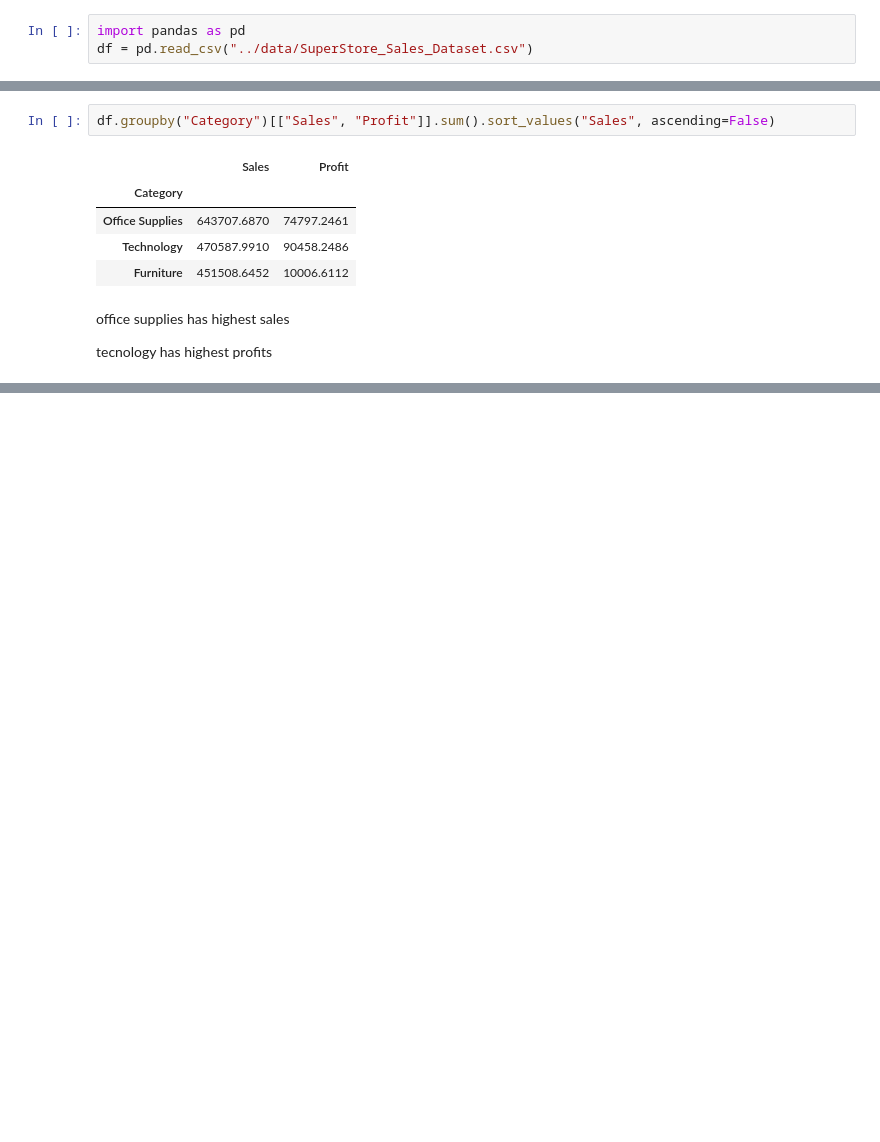
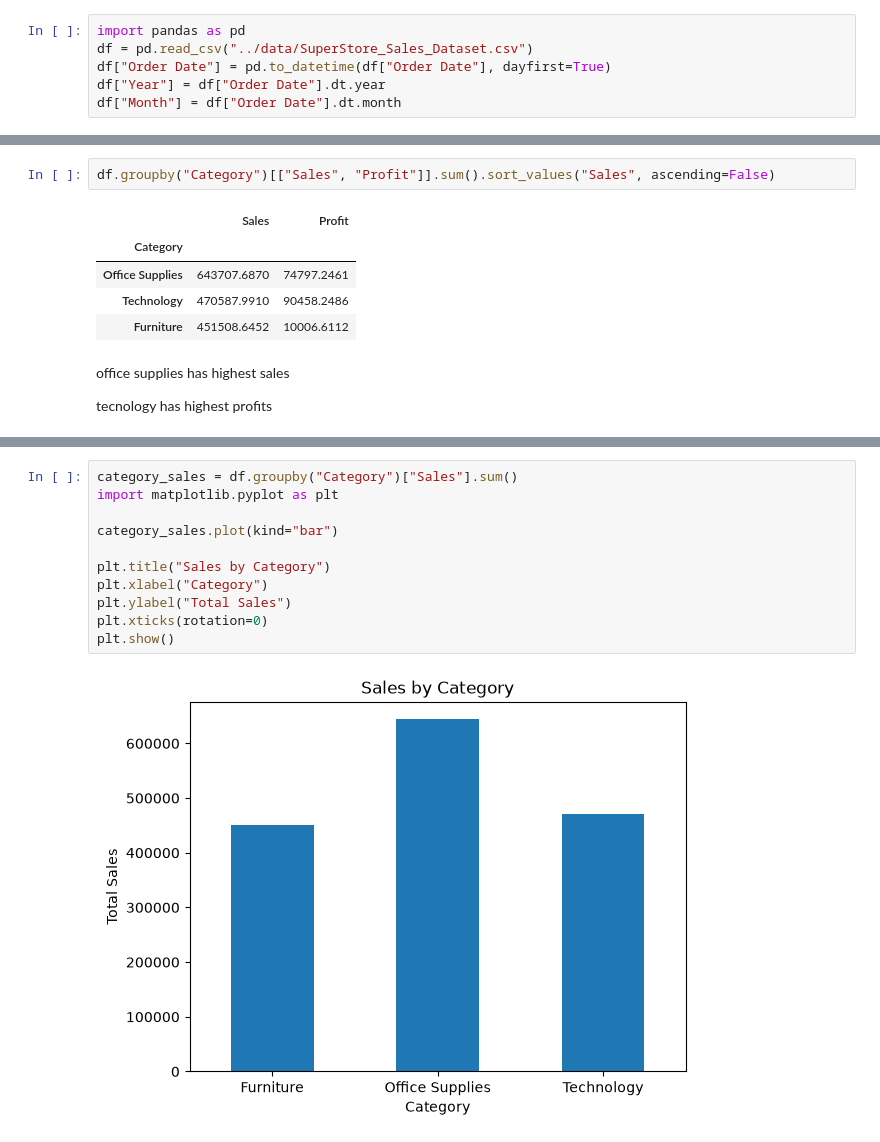
Before and after one commit to CodeByOmi/DataScienceRoadmap, a Jupyter notebook: PROJECTS/01_RETAIL_SALES_ANALYSIS/NOTEBOOKS/retail_sales_analysis.ipynb, the cells around one changed output, grey strips where cells are left out. Drawn from its saved outputs; the diff is of its cells as text; blank space fills up the shorter version.

```diff
--- a/PROJECTS/01_RETAIL_SALES_ANALYSIS/NOTEBOOKS/retail_sales_analysis.ipynb
+++ b/PROJECTS/01_RETAIL_SALES_ANALYSIS/NOTEBOOKS/retail_sales_analysis.ipynb
@@ -1,6 +1,9 @@
 # %%
 import pandas as pd
 df = pd.read_csv("../data/SuperStore_Sales_Dataset.csv")
+df["Order Date"] = pd.to_datetime(df["Order Date"], dayfirst=True)
+df["Year"] = df["Order Date"].dt.year
+df["Month"] = df["Order Date"].dt.month
 # %% [markdown]
 # PART 1  DATA INSPECTING
 # %%
@@ -411,0 +472,13 @@ tecnology has highest profits
+# %%
+category_sales = df.groupby("Category")["Sales"].sum()
+import matplotlib.pyplot as plt
+
+category_sales.plot(kind="bar")
+
+plt.title("Sales by Category")
+plt.xlabel("Category")
+plt.ylabel("Total Sales")
+plt.xticks(rotation=0)
+plt.show()
+# %% [output]
+[figure, added]
```
Also changed, not shown: parts of 11 cells of this notebook.
